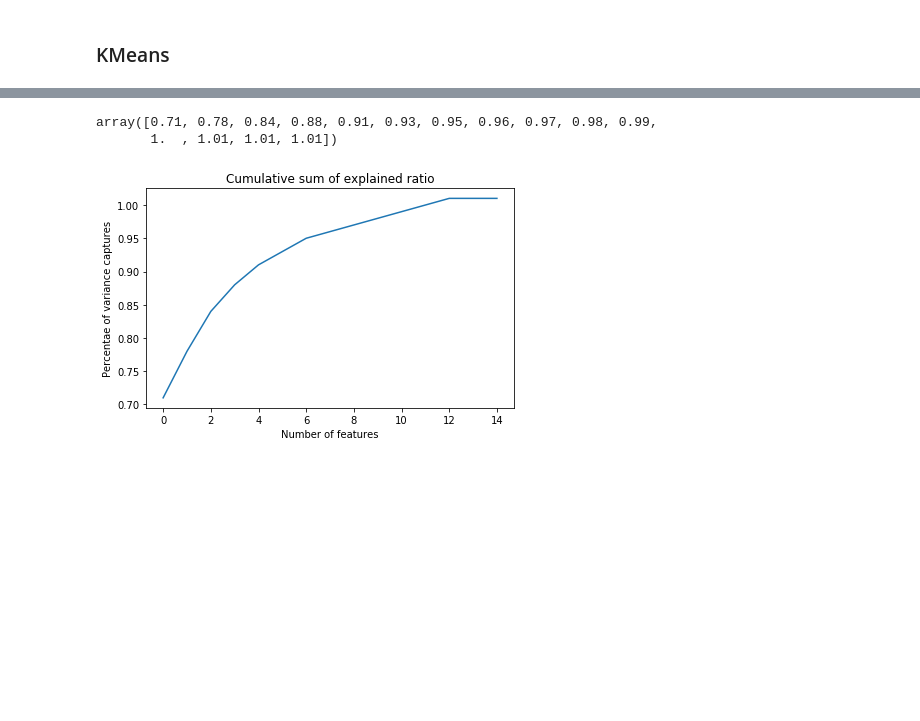
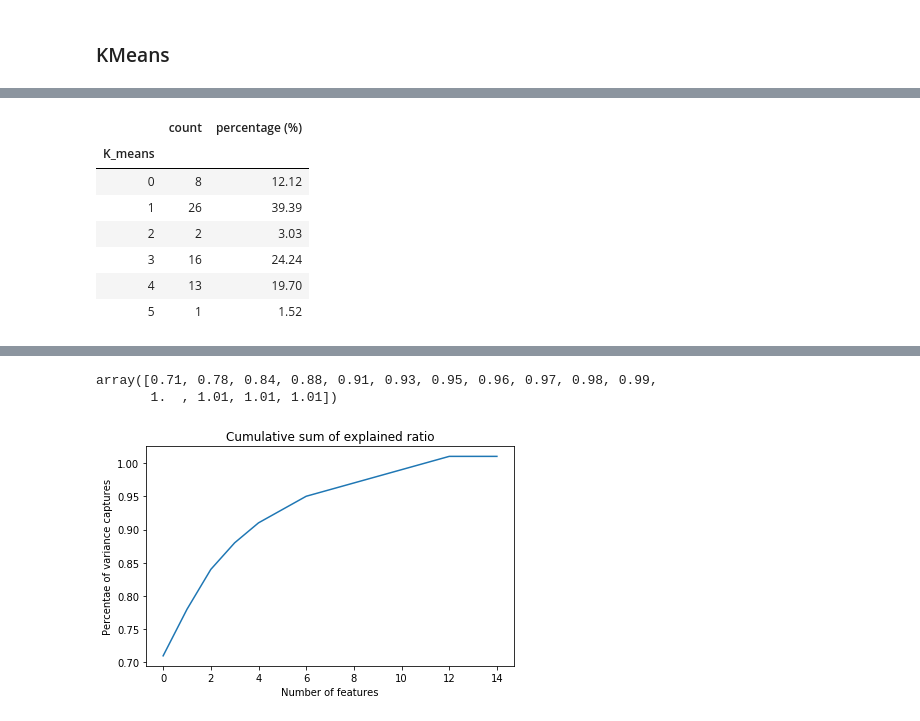
Before and after one commit to dachosen1/Validating-psychometric-survey-responses, a Jupyter notebook: Models/Q1_Mouse Activity/Hidden Markov/Model 2.ipynb, the cells around one changed output, grey strips where cells are left out. Drawn from its saved outputs; the diff is of its cells as text; code cells hidden in the pictures; blank space fills up the shorter version.

```diff
--- a/Models/Q1_Mouse Activity/Hidden Markov/Model 2.ipynb
+++ b/Models/Q1_Mouse Activity/Hidden Markov/Model 2.ipynb
@@ -259,2 +303,13 @@ K_means_ = kmean_prop(user_fraud_matrix_scaled, 'K_means')
+# %%
+K_means_
+# %% [output]
+|  | count | percentage (%) |
+| K_means |  |  |
+| 0 | 8 | 12.12 |
+| 1 | 26 | 39.39 |
+| 2 | 2 | 3.03 |
+| 3 | 16 | 24.24 |
+| 4 | 13 | 19.70 |
+| 5 | 1 | 1.52 |
 # %%
 user_fraud_matrix_scaled['K_means'] = np.where(user_fraud_matrix_scaled['K_means'] == 0,'Normal', "Outlier")
```
Also changed, not shown: parts of 14 cells of this notebook, 1 other file.
